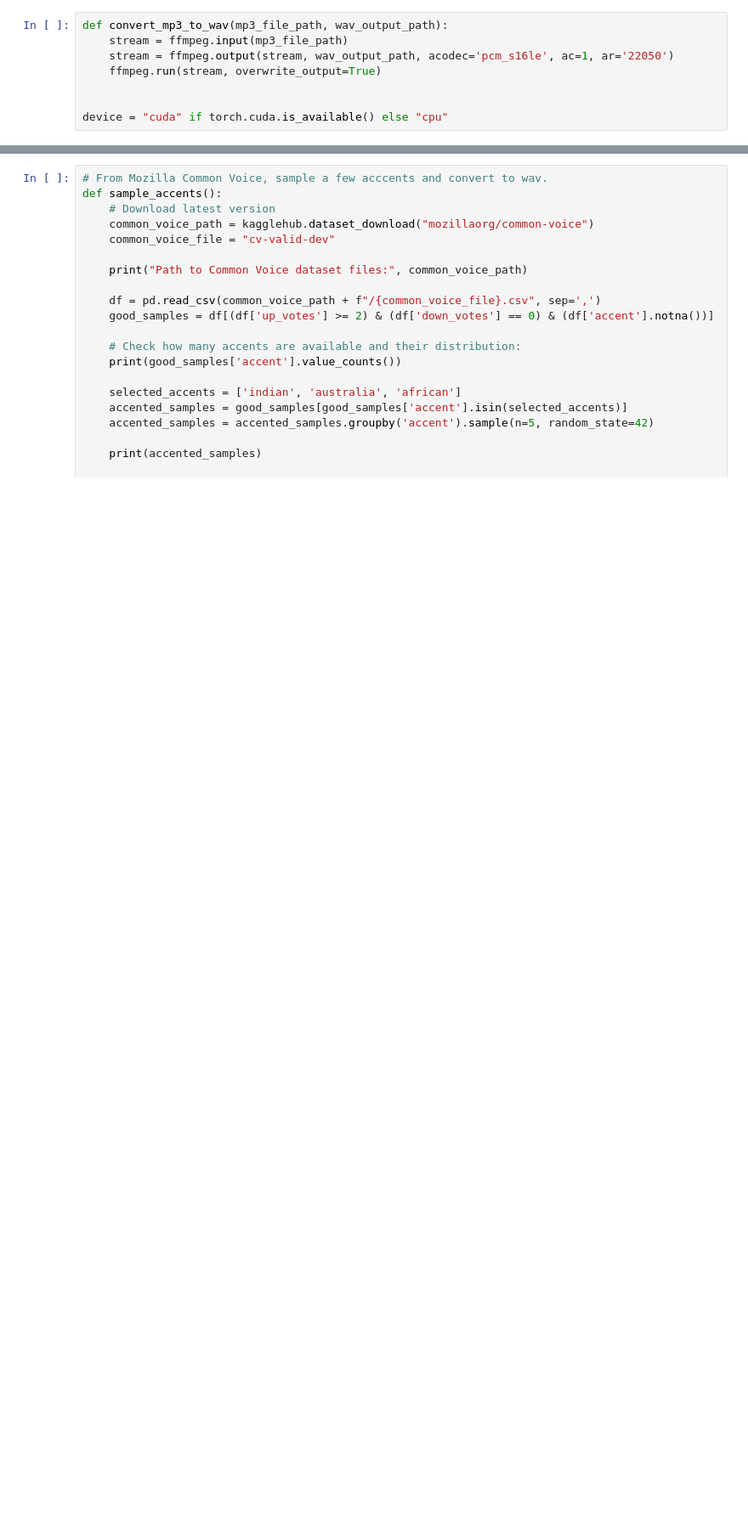
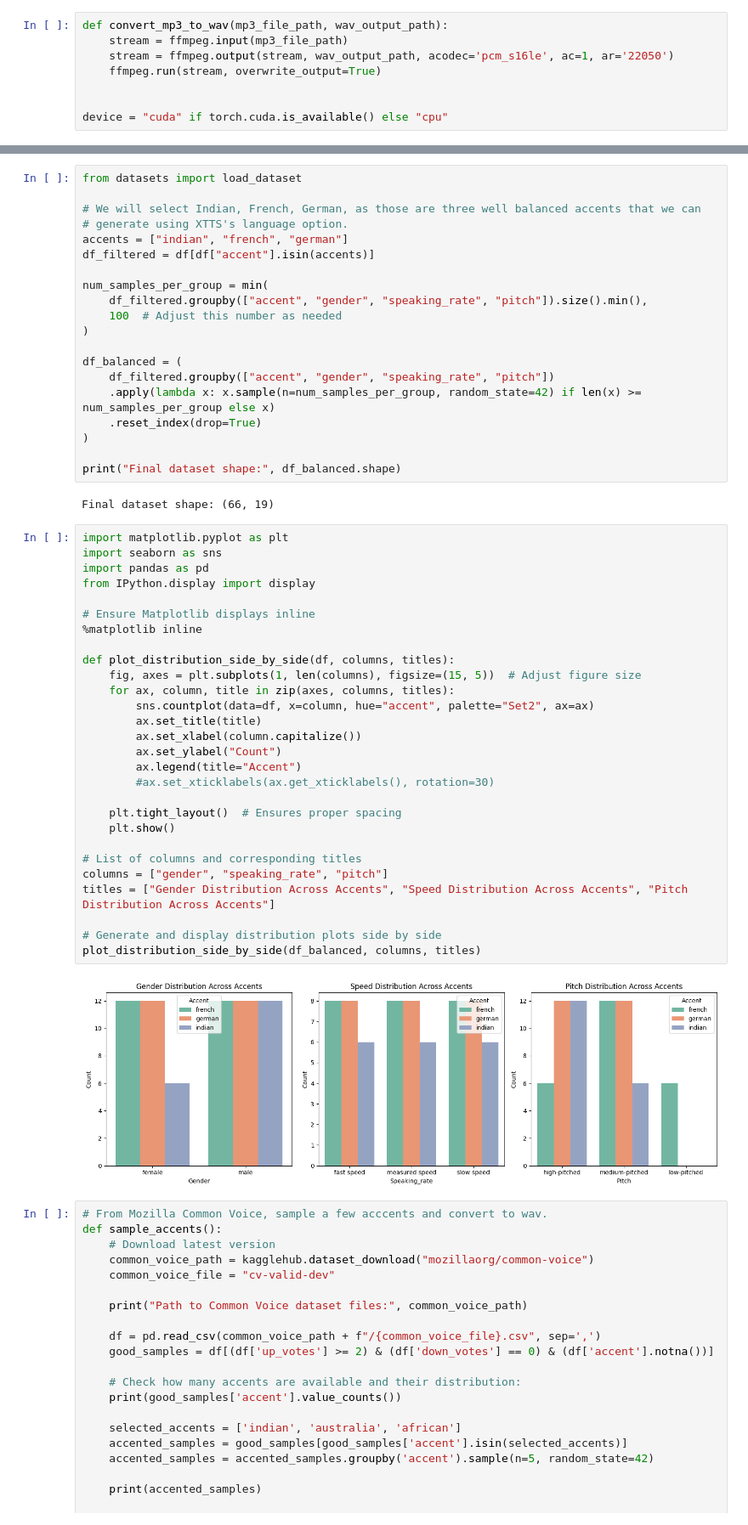
Before and after one commit to arkitex/coqui-ai-TTS, a Jupyter notebook: Multi-Accent-Generator.ipynb, the cells around one changed output, grey strips where cells are left out. Shown at 85% size. Drawn from its saved outputs; the diff is of its cells as text; blank space fills up the shorter version.

Commit message:
Using paraspeechcaps and getting good samples

```diff
--- a/Multi-Accent-Generator.ipynb
+++ b/Multi-Accent-Generator.ipynb
@@ -20,3 +81,55 @@ device = "cuda" if torch.cuda.is_available() else "cpu"
+# %%
+from datasets import load_dataset
+
+# We will select Indian, French, German, as those are three well balanced accents that we can
+# generate using XTTS's language option.
+accents = ["indian", "french", "german"]
+df_filtered = df[df["accent"].isin(accents)]
+
+num_samples_per_group = min(
+    df_filtered.groupby(["accent", "gender", "speaking_rate", "pitch"]).size().min(),
+    100  # Adjust this number as needed
+)
+
+df_balanced = (
+    df_filtered.groupby(["accent", "gender", "speaking_rate", "pitch"])
+    .apply(lambda x: x.sample(n=num_samples_per_group, random_state=42) if len(x) >= num_samples_per_group else x)
+    .reset_index(drop=True)
+)
+
+print("Final dataset shape:", df_balanced.shape)
+# %% [output]
+Final dataset shape: (66, 19)
+# %%
+import matplotlib.pyplot as plt
+import seaborn as sns
+import pandas as pd
+from IPython.display import display
+
+# Ensure Matplotlib displays inline
+%matplotlib inline
+
+def plot_distribution_side_by_side(df, columns, titles):
+    fig, axes = plt.subplots(1, len(columns), figsize=(15, 5))  # Adjust figure size
+    for ax, column, title in zip(axes, columns, titles):
+        sns.countplot(data=df, x=column, hue="accent", palette="Set2", ax=ax)
+        ax.set_title(title)
+        ax.set_xlabel(column.capitalize())
+        ax.set_ylabel("Count")
+        ax.legend(title="Accent")
+        #ax.set_xticklabels(ax.get_xticklabels(), rotation=30)
+
+    plt.tight_layout()  # Ensures proper spacing
+    plt.show()
+
+# List of columns and corresponding titles
+columns = ["gender", "speaking_rate", "pitch"]
+titles = ["Gender Distribution Across Accents", "Speed Distribution Across Accents", "Pitch Distribution Across Accents"]
+
+# Generate and display distribution plots side by side
+plot_distribution_side_by_side(df_balanced, columns, titles)
+# %% [output]
+[figure, added]
 # %%
 # From Mozilla Common Voice, sample a few acccents and convert to wav.
 def sample_accents():
```
Also changed, not shown: parts of 3 cells of this notebook.
